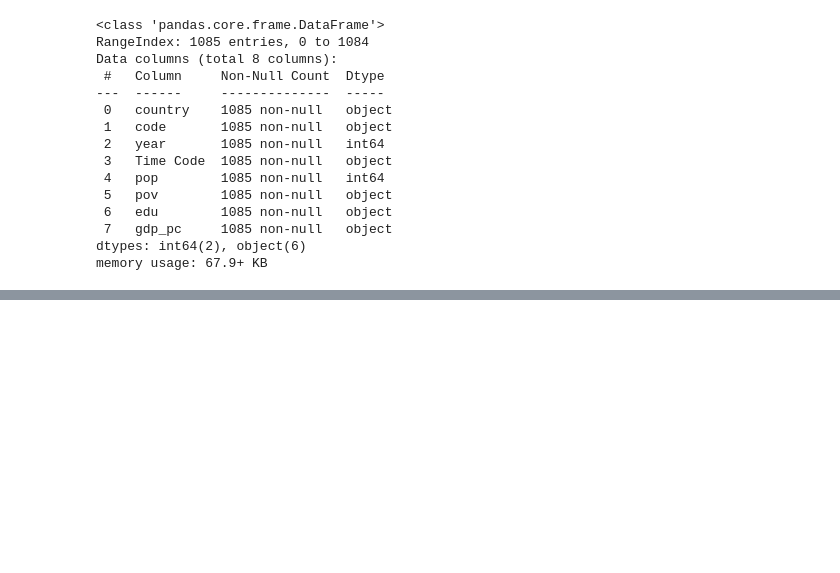
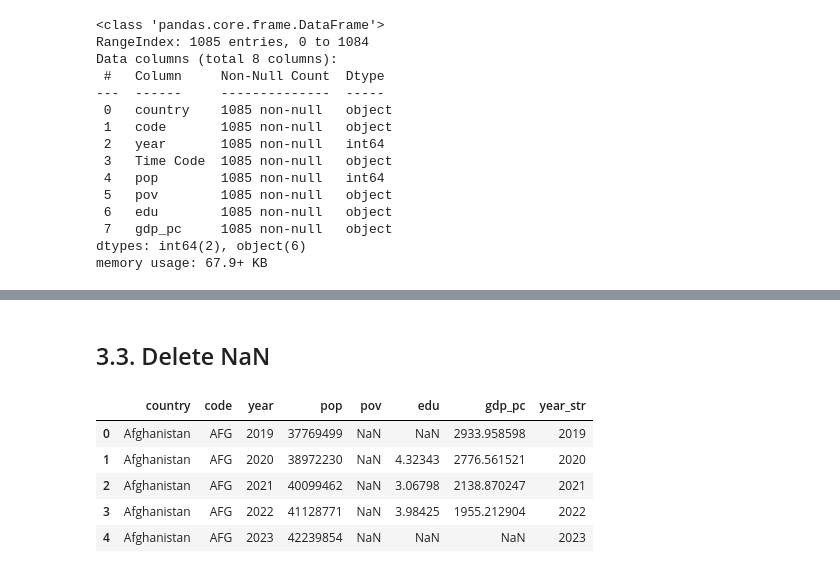
Before and after one commit to FintradeLab/CinC24_2, a Jupyter notebook: 04_Dataframe.ipynb, the cells around one changed output, grey strips where cells are left out. Cells and saved outputs as stored; diff of their text form; code cells hidden in the pictures; blank space fills up the shorter version.

```diff
--- a/04_Dataframe.ipynb
+++ b/04_Dataframe.ipynb
@@ -98,3 +98,6 @@ Data columns (total 8 columns):
  7   gdp_pc     1085 non-null   object
 dtypes: int64(2), object(6)
 memory usage: 67.9+ KB
+# %%
+# Duplicate the dataset
+d2 = d
@@ -100,0 +146,13 @@ memory usage: 67.9+ KB
+# %% [markdown]
+## 3.3. Delete NaN
+# %%
+# Replace by NaN
+d2 = d2.replace('..', np.nan)
+d2.head()
+# %% [output]
+|  | country | code | year | pop | pov | edu | gdp_pc | year_str |
+| 0 | Afghanistan | AFG | 2019 | 37769499 | NaN | NaN | 2933.958598 | 2019 |
+| 1 | Afghanistan | AFG | 2020 | 38972230 | NaN | 4.32343 | 2776.561521 | 2020 |
+| 2 | Afghanistan | AFG | 2021 | 40099462 | NaN | 3.06798 | 2138.870247 | 2021 |
+| 3 | Afghanistan | AFG | 2022 | 41128771 | NaN | 3.98425 | 1955.212904 | 2022 |
+| 4 | Afghanistan | AFG | 2023 | 42239854 | NaN | NaN | NaN | 2023 |
```
Also changed, not shown: parts of 13 cells of this notebook.
